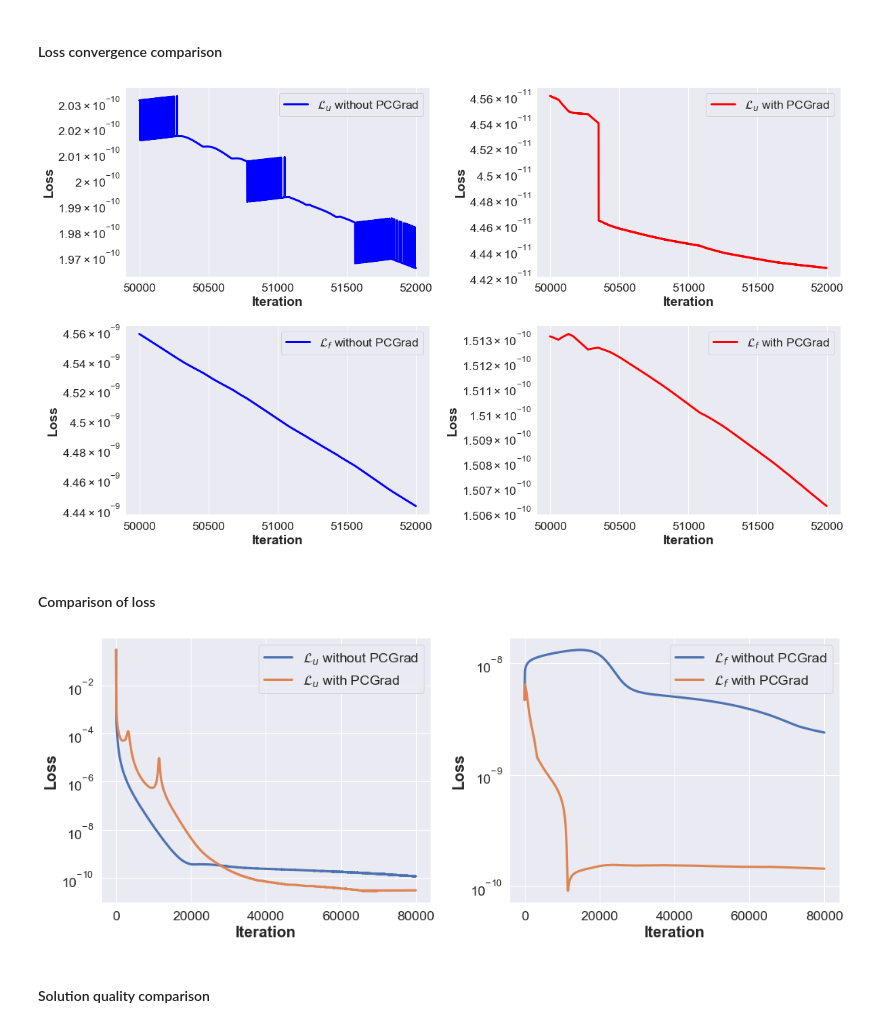
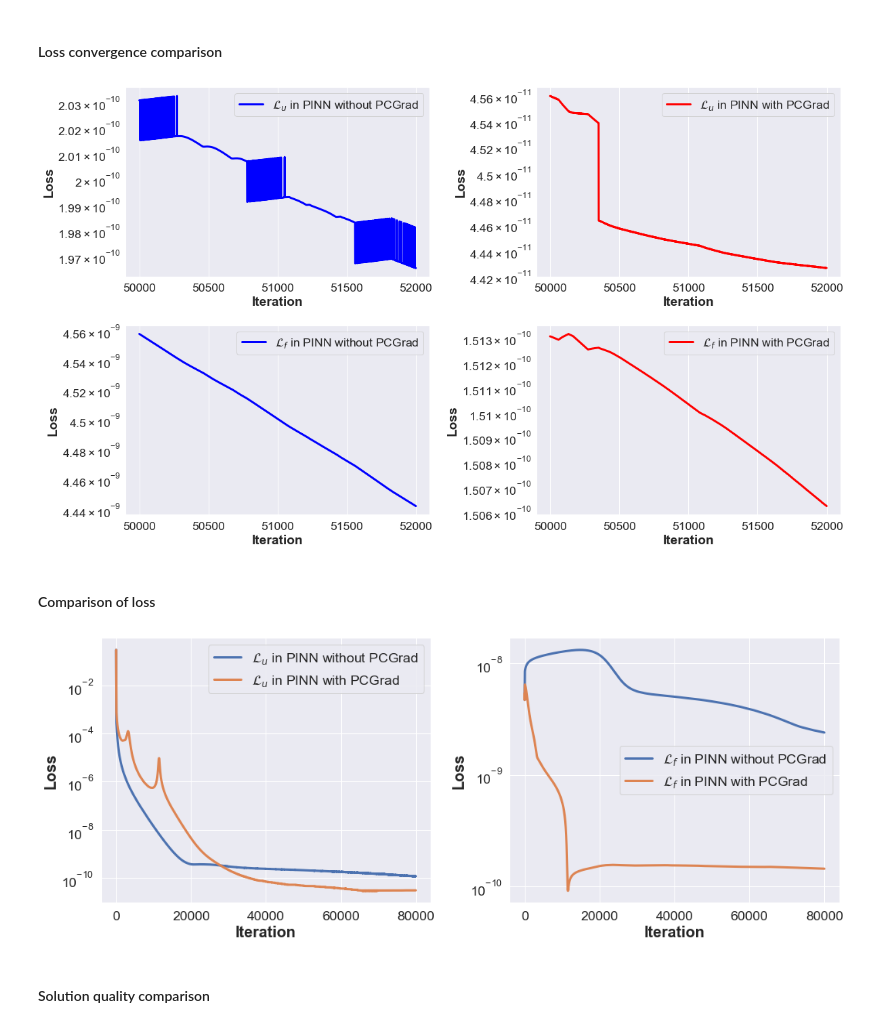
Before and after one commit to zxgcqupt/PINNs4SRA, a Jupyter notebook: small_homogeneous_CTMC/PINN_for_small_homo_CTMC_reliability_analysis.ipynb, the cells around one changed output. Cells and saved outputs as stored; diff of their text form; code cells hidden in the pictures.

```diff
--- a/small_homogeneous_CTMC/PINN_for_small_homo_CTMC_reliability_analysis.ipynb
+++ b/small_homogeneous_CTMC/PINN_for_small_homo_CTMC_reliability_analysis.ipynb
@@ -63,7 +63,7 @@ class PINN:
 
         self.model = model
 
-        self.iter = 0
+        self.iter = 1
         self.loss_log = []
         self.weights_log = []
         self.gradients_log = []
@@ -120,6 +120,8 @@ class PINN:
         loss_u, loss_r = loss[0], loss[1:]
         g_u = tape.gradient(loss_u, self.model.trainable_variables)
         g_r = tape.gradient(loss_r, self.model.trainable_variables)
+
+        del tape
 
         return loss, g, g_u, g_r
 
@@ -338,7 +340,7 @@ iterations_range = np.array(range(len(pinn_pcgrad_loss_log[50000:52000, 1]))) +
 f, ax = plt.subplots(2, 2, figsize=(17, 10))
 
 sns.lineplot(x = iterations_range, y = pinn_loss_log[50000:52000, 0], linewidth = 3, color='blue',
-             label=r'$\mathcal{L}_u$ without PCGrad', ax = ax[0][0])
+             label=r'$\mathcal{L}_u$ in PINN without PCGrad', ax = ax[0][0])
 
 ax[0][0].set(yscale="log")
 ax[0][0].set_xlabel("Iteration", fontdict=dict(weight='bold'))
@@ -346,7 +348,7 @@ ax[0][0].set_ylabel("Loss", fontdict=dict(weight='bold'))
 
 
 sns.lineplot(x = iterations_range, y = pinn_pcgrad_loss_log[50000:52000, 0], linewidth = 3, color='red',
-             label=r'$\mathcal{L}_u$ with PCGrad', ax = ax[0][1])
+             label=r'$\mathcal{L}_u$ in PINN with PCGrad', ax = ax[0][1])
 
 ax[0][1].set(yscale="log")
 ax[0][1].set_xlabel("Iteration", fontdict=dict(weight='bold'))
@@ -354,7 +356,7 @@ ax[0][1].set_ylabel("Loss", fontdict=dict(weight='bold'))
 
 
 sns.lineplot(x = iterations_range, y = pinn_loss_log[50000:52000, 1], linewidth = 3, color='blue',
-             label=r'$\mathcal{L}_f$ without PCGrad', ax = ax[1][0])
+             label=r'$\mathcal{L}_f$ in PINN without PCGrad', ax = ax[1][0])
 
 ax[1][0].set(yscale="log")
 ax[1][0].set_xlabel("Iteration", fontdict=dict(weight='bold'))
@@ -362,7 +364,7 @@ ax[1][0].set_ylabel("Loss", fontdict=dict(weight='bold'))
 
 
 sns.lineplot(x = iterations_range, y = pinn_pcgrad_loss_log[50000:52000, 1], linewidth = 3, color='red',
-             label=r'$\mathcal{L}_f$ with PCGrad', ax = ax[1][1])
+             label=r'$\mathcal{L}_f$ in PINN with PCGrad', ax = ax[1][1])
 
 ax[1][1].set(yscale="log")
 ax[1][1].set_xlabel("Iteration", fontdict=dict(weight='bold'))
@@ -372,35 +374,35 @@ ax[1][1].set_ylabel("Loss", fontdict=dict(weight='bold'))
 plt.tight_layout()
 plt.savefig('loss_convergence_demonstration_small_homo.pdf')
 # %% [output]
-[figure, old version]
+[figure, new version]
 # %% [markdown]
 #### Comparison of loss
 # %%
 f, axes = plt.subplots(1, 2, figsize=(15, 6))
 
 sns.lineplot(x = range(len(pinn_loss_log[:, 0])), y = pinn_loss_log[:, 0],  linewidth = 3,
-             label = "$\mathcal{L}_u$ without PCGrad", ax = axes[0])
+             label = "$\mathcal{L}_u$ in PINN without PCGrad", ax = axes[0])
 sns.lineplot(x = range(len(pinn_pcgrad_loss_log[:, 0])), y = pinn_pcgrad_loss_log[:, 0],  linewidth = 3,
-             label = "$\mathcal{L}_u$ with PCGrad", ax = axes[0])
+             label = "$\mathcal{L}_u$ in PINN with PCGrad", ax = axes[0])
 axes[0].legend()
 axes[0].set_yscale("log")
 axes[0].set_xlabel("Iteration", fontdict=dict(weight='bold'), fontsize=20)
 axes[0].set_ylabel("Loss", fontdict=dict(weight='bold'), fontsize=20)
 
 sns.lineplot(x = range(len(pinn_loss_log[:, 1])), y = pinn_loss_log[:, 1],  linewidth = 3,
-             label = "$\mathcal{L}_f$ without PCGrad", ax = axes[1])
+             label = "$\mathcal{L}_f$ in PINN without PCGrad", ax = axes[1])
 
 sns.lineplot(x = range(len(pinn_pcgrad_loss_log[:, 1])), y = pinn_pcgrad_loss_log[:, 1],  linewidth = 3,
-             label = "$\mathcal{L}_f$ with PCGrad", ax = axes[1])
+             label = "$\mathcal{L}_f$ in PINN with PCGrad", ax = axes[1])
 axes[1].legend()
 axes[1].set_yscale("log")
 axes[1].set_xlabel("Iteration", fontdict=dict(weight='bold'), fontsize=20)
 axes[1].set_ylabel("Loss", fontdict=dict(weight='bold'), fontsize=20)
 
 plt.tight_layout()
 plt.savefig("performance_comparison_small_homo.pdf")
 # %% [output]
-[figure, old version]
+[figure, new version]
 # %% [markdown]
 #### Solution quality comparison
 # %%
```
Also changed, not shown: parts of 6 cells of this notebook, 11 other files.
